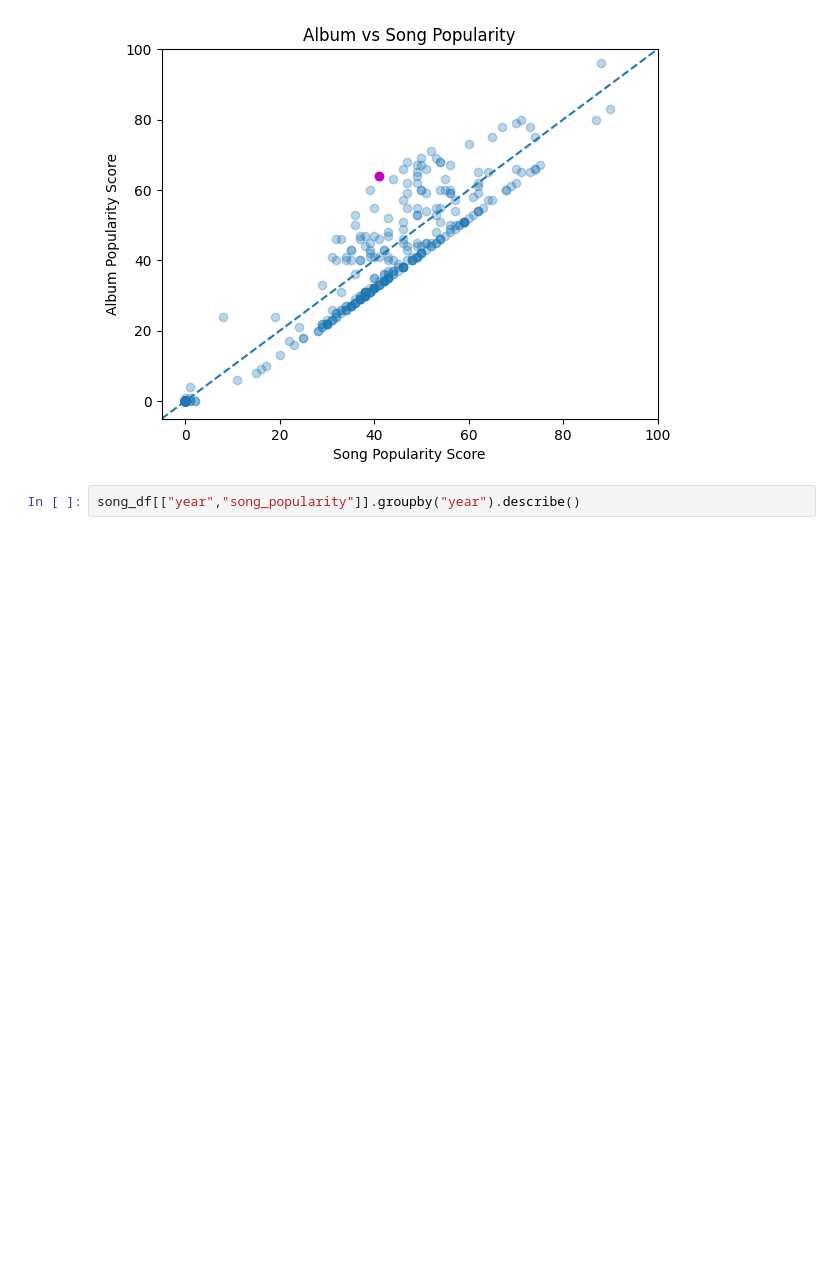
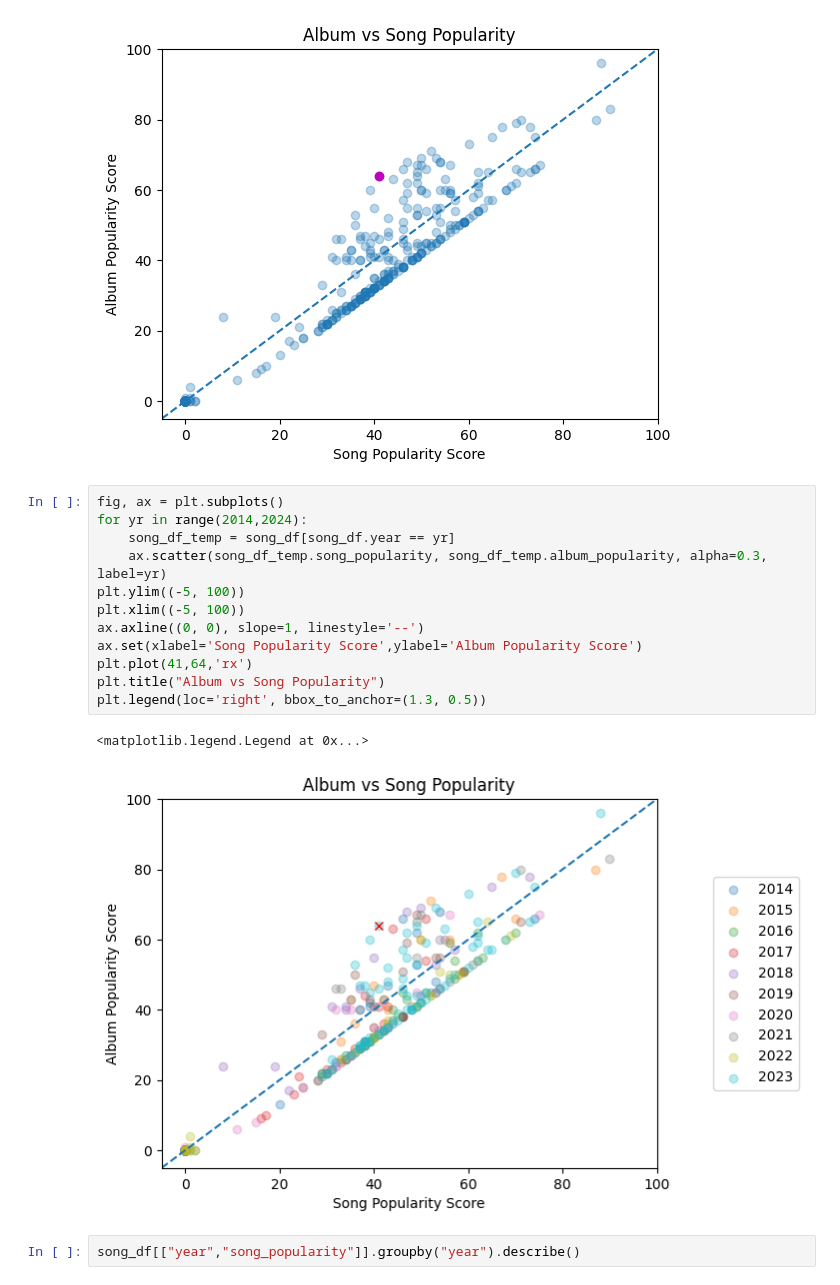
Before and after one commit to ryanwonghc/FIFA-Song-Analysis, a Jupyter notebook: Notebooks/FIFA_Song_EDA.ipynb, the cells around one changed output. Saved outputs shown, nothing was run; the diff lists cells and outputs as text; blank space fills up the shorter version.

```diff
--- a/Notebooks/FIFA_Song_EDA.ipynb
+++ b/Notebooks/FIFA_Song_EDA.ipynb
@@ -326,6 +326,21 @@ plt.title("Album vs Song Popularity")
 plt.savefig("../charts/popularity2.png")
 # %% [output]
 [figure]
+# %%
+fig, ax = plt.subplots()
+for yr in range(2014,2024):
+    song_df_temp = song_df[song_df.year == yr]
+    ax.scatter(song_df_temp.song_popularity, song_df_temp.album_popularity, alpha=0.3, label=yr)
+plt.ylim((-5, 100))
+plt.xlim((-5, 100))
+ax.axline((0, 0), slope=1, linestyle='--')
+ax.set(xlabel='Song Popularity Score',ylabel='Album Popularity Score')
+plt.plot(41,64,'rx')
+plt.title("Album vs Song Popularity")
+plt.legend(loc='right', bbox_to_anchor=(1.3, 0.5))
+# %% [output]
+<matplotlib.legend.Legend at 0x...>
+[figure, added]
 # %%
 song_df[["year","song_popularity"]].groupby("year").describe()
 # %% [output]
```
Also changed, not shown: parts of 19 cells of this notebook, 17 other files.
